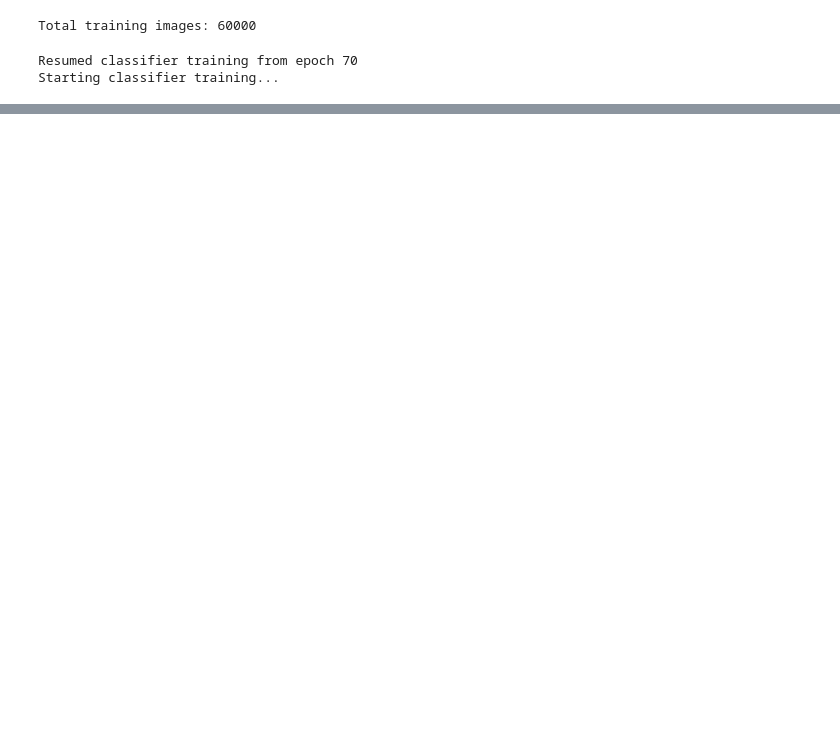
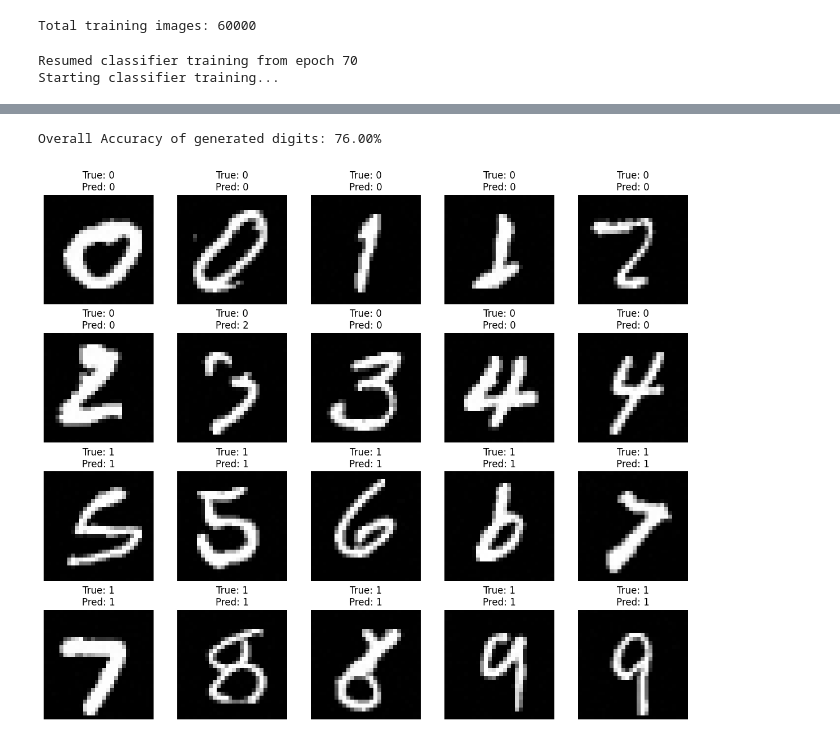
Before and after one commit to HarshitP147/mnist-image-gen, a Jupyter notebook: model.ipynb, the cells around one changed output, grey strips where cells are left out. Drawn from its saved outputs; the diff is of its cells as text; code cells hidden in the pictures; blank space fills up the shorter version.

```diff
--- a/model.ipynb
+++ b/model.ipynb
@@ -481,0 +472,78 @@ KeyboardInterrupt:
+# %%
+# Test Trained Diffusion Model
+checkpoint_path_diffusion = "checkpoint_diffusion.pth"
+checkpoint = torch.load(checkpoint_path_diffusion)
+model = UNet().to(device)
+model.load_state_dict(checkpoint['model_state_dict'])
+model.eval()
+
+# Load pre-trained classifier
+checkpoint_classifier = torch.load("checkpoint_classifier.pth")
+classifier = DigitClassifier().to(device)
+classifier.load_state_dict(checkpoint_classifier['classifier_state_dict'])
+classifier.eval()
+
+@torch.no_grad()
+def sample(model, n_samples=64, img_size=28, channels=1, label=None):
+    if label is None:
+        labels = torch.randint(0, 10, (n_samples,)).to(device)  # Generate with specific labels
+    else:
+        labels = torch.full((n_samples,), label, device=device)
+    labels_one_hot = F.one_hot(labels, num_classes=10).float()
+    x = torch.randn((n_samples, channels, img_size, img_size)).to(device)
+    for t in reversed(range(1, T)):
+        t_batch = torch.full((n_samples,), t, device=device, dtype=torch.long)
+        beta_t = betas[t].to(device)
+        sqrt_one_minus_alphas_cumprod_t = sqrt_one_minus_alphas_cumprod[t].to(device)
+        sqrt_recip_alpha_t = (1.0 / torch.sqrt(alphas[t])).to(device)
+        epsilon_theta = model(x, t_batch.float(), labels_one_hot)
+        model_mean = sqrt_recip_alpha_t * (x - beta_t * epsilon_theta / sqrt_one_minus_alphas_cumprod_t)
+        if t > 1:
+            noise = torch.randn_like(x).to(device)
+            sigma_t = torch.sqrt(beta_t)
+            x = model_mean + sigma_t * noise
+        else:
+            x = model_mean
+    x = torch.clamp(x, -1, 1)
+    return x * 0.5 + 0.5, labels  # Return samples and their intended labels
+
+# Generate and evaluate samples for each digit (0-9)
+total_correct, total_samples = 0, 0
+all_samples = []
+all_predicted = []
+all_true = []
+
+for digit in range(10):
+    samples, true_labels = sample(model, n_samples=10, label=digit)  # 10 samples per digit
+    flat_samples = samples.view(10, -1)
+    pred_labels = classifier(flat_samples)
+    _, predicted = torch.max(pred_labels, 1)
+    correct = (predicted == true_labels).sum().item()
+    total_correct += correct
+    total_samples += 10
+    all_samples.append(samples)
+    all_predicted.extend(predicted.cpu().numpy())
+    all_true.extend(true_labels.cpu().numpy())
+
+accuracy = (total_correct / total_samples) * 100
+print(f"Overall Accuracy of generated digits: {accuracy:.2f}%")
+
+# Visualize some samples
+import numpy as np
+import matplotlib.pyplot as plt
+
+fig, axes = plt.subplots(4, 5, figsize=(12, 10))
+axes = axes.ravel()
+for idx in range(20):  # Show 20 samples (2 per digit)
+    digit_idx = idx // 2
+    sample_idx = idx % 2
+    ax = axes[idx]
+    img = all_samples[digit_idx][sample_idx].cpu().numpy().squeeze()
+    ax.imshow(img, cmap='gray')
+    ax.set_title(f"True: {all_true[idx]}\nPred: {all_predicted[idx]}")
+    ax.axis('off')
+plt.tight_layout()
+plt.show()
+# %% [output]
+Overall Accuracy of generated digits: 76.00%
+[figure, added]
```
Also changed, not shown: parts of 6 cells of this notebook.
